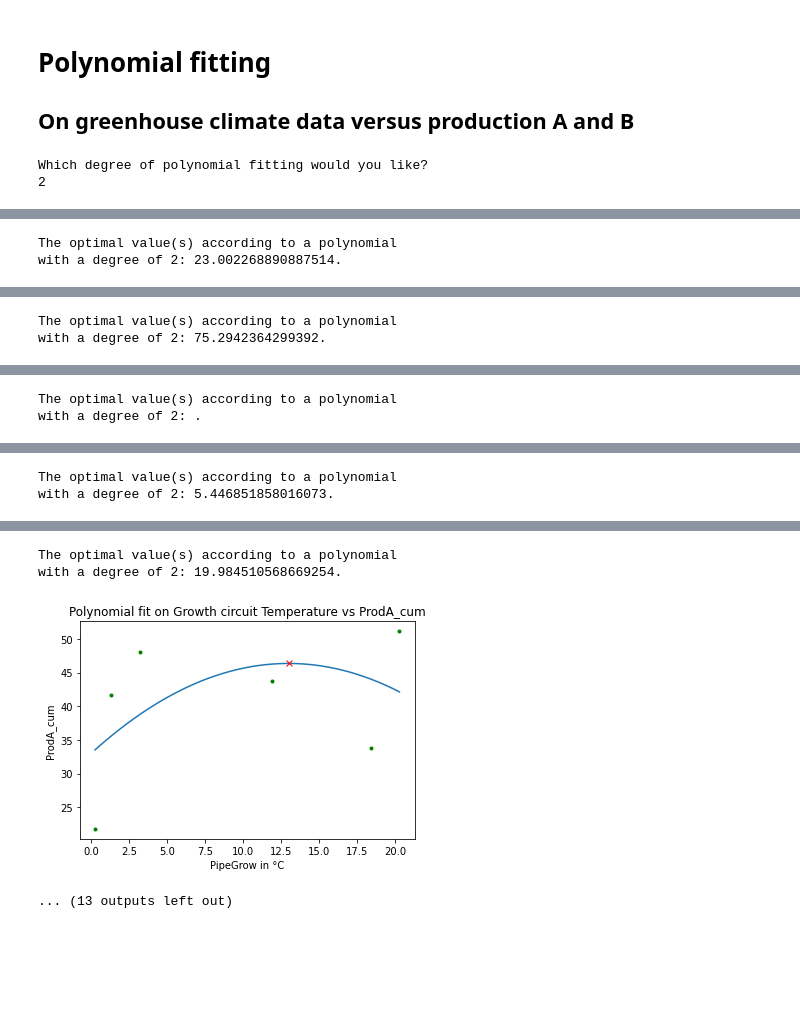
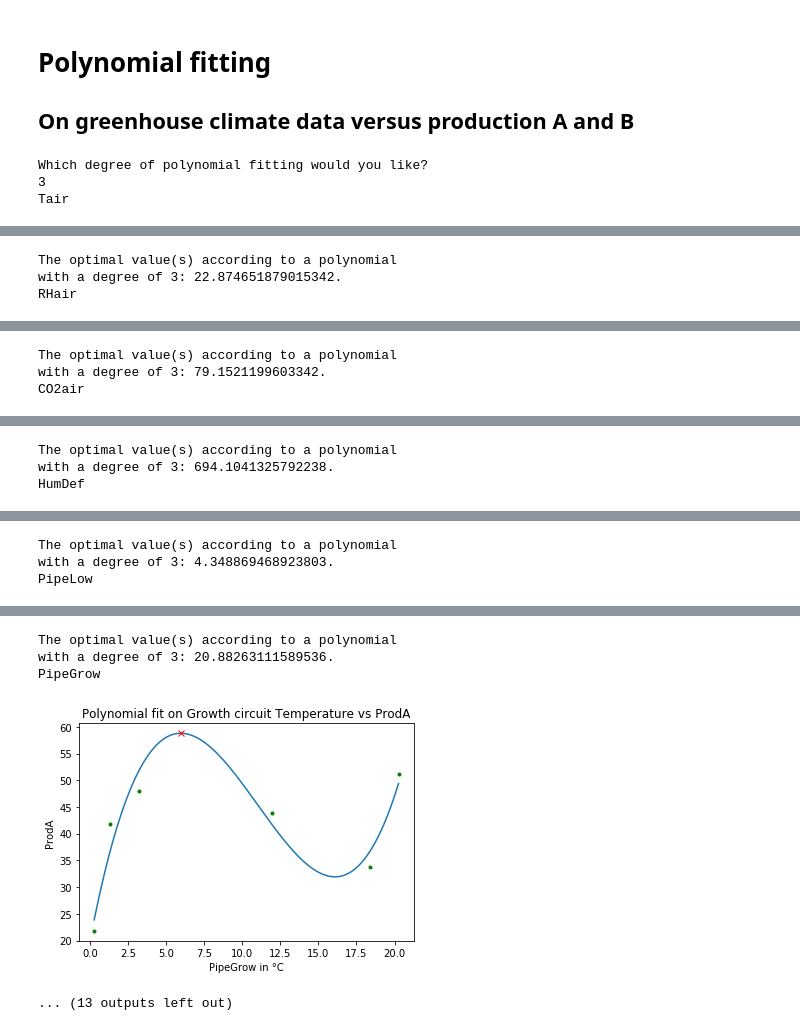
Before and after one commit to readmees/erudite2020, a Jupyter notebook: Polynomial Regression and Random Forest/polynomial_fit_with_default_values.ipynb, the cells around one changed output, grey strips where cells are left out. Saved outputs shown, nothing was run; the diff lists cells and outputs as text; code cells hidden in the pictures; blank space fills up the shorter version.

```diff
--- a/Polynomial Regression and Random Forest/polynomial_fit_with_default_values.ipynb
+++ b/Polynomial Regression and Random Forest/polynomial_fit_with_default_values.ipynb
@@ -88,7 +87,7 @@ The next visualisations will be of the GHClim dataset.
 *Column heading Parameter description Unit Interval Dataset name Type Comments Data collection*
 ![](https://imgur.com/iAl45aq.png)
 # %%
-# Plot timeseries.
+# Plot timeseries, visualize_time is imported from polynomial_fit.py.
 for key in features_ghclim:
-    visualize_time(datasets, key, features_ghclim[key][0], f'{key} in {features_ghclim[key][1]}')
+    visualize_time(data, datasets, key, features_ghclim[key][0], f'{key} in {features_ghclim[key][1]}')
 # %% [output]
@@ -144,12 +142,15 @@ def plot_polynome(x,y, degree, x_name, y_name):
     parameter. x and y are the datapoints and x_name and y_name are the names of this
     datasets.
     '''
+    print(x_name)
     plt.plot(x, y, '.g')
     params = np.polyfit(x,y, degree)
+
     # The more samples on the linspace, the more accurate the local maxima will be.
     x_polynome = np.linspace(min(x),max(x),1000)
     y_polynome = np.poly1d(params)(x_polynome)
     plt.plot(x_polynome, y_polynome)
+
     # Find the maximum values.
     peaks, _ = find_peaks(y_polynome, height=0)
     plt.plot(x_polynome[peaks], y_polynome[peaks], 'xr')
@@ -172,23 +173,20 @@ while not 2<=degree<=20:
             print('Please chose an integer (a high degree polynomial may overfit)')
     except ValueError:
         print('Please chose an integer (a high degree polynomial may overfit)')
-if run == 'Yes':
-    for y_name in ['prodA', 'prodB']:
-        for x_name in ['CO2air', 'HumDef', 'Tair']:
-            x, y = weekly_data[x_name], weekly_data[y_name]
-            plot_polynome(x,y, degree, x_name, y_name)
-else:
-     # Take the average of the ghclim features and the eventual production value of every team.
-    plot_data = dict()
-    for category in ['ProdA_cum', 'ProdB_cum']:
-        for key in features_ghclim:
-            feature_point, prod = [], []
-            for dataset in datasets:
-                feature_point.append(data[dataset]['GHClim'][key].mean())
-                prod_df = data[dataset]['prod'][category]
-                prod.append(prod_df[prod_df.index[-1]])
-            x, y = feature_point, prod
-            plot_polynome(x,y, degree, key, category)
+
+
+# Take the average of the ghclim features and the eventual production value of every team.
+plot_data = dict()
+for category in ['ProdA_cum', 'ProdB_cum']:
+    for key in features_ghclim:
+        feature_point, prod = [], []
+        for dataset in datasets:
+            feature_point.append(data[dataset]['GHClim'][key].mean())
+            prod_df = data[dataset]['prod'][category]
+            prod.append(prod_df[prod_df.index[-1]])
+        x, y = feature_point, prod
+        plot_polynome(x,y, degree, key, category[:5])
 # %% [output]
 Which degree of polynomial fitting would you like?
-2
+3
+Tair
@@ -196,2 +194,3 @@ Which degree of polynomial fitting would you like?
 The optimal value(s) according to a polynomial
-with a degree of 2: 23.002268890887514.
+with a degree of 3: 22.874651879015342.
+RHair
@@ -199,2 +198,3 @@ with a degree of 2: 23.002268890887514.
 The optimal value(s) according to a polynomial
-with a degree of 2: 75.2942364299392.
+with a degree of 3: 79.1521199603342.
+CO2air
@@ -202,2 +202,3 @@ with a degree of 2: 75.2942364299392.
 The optimal value(s) according to a polynomial
-with a degree of 2: .
+with a degree of 3: 694.1041325792238.
+HumDef
@@ -205,2 +206,3 @@ with a degree of 2: .
 The optimal value(s) according to a polynomial
-with a degree of 2: 5.446851858016073.
+with a degree of 3: 4.348869468923803.
+PipeLow
@@ -208,6 +210,7 @@ with a degree of 2: 5.446851858016073.
 The optimal value(s) according to a polynomial
-with a degree of 2: 19.984510568669254.
+with a degree of 3: 20.88263111589536.
+PipeGrow
-[figure, old version]
+[figure, new version]
 ... (13 outputs left out)
 # %% [markdown]
 # Results
```
Also changed, not shown: parts of 4 cells of this notebook, 2 other files.
